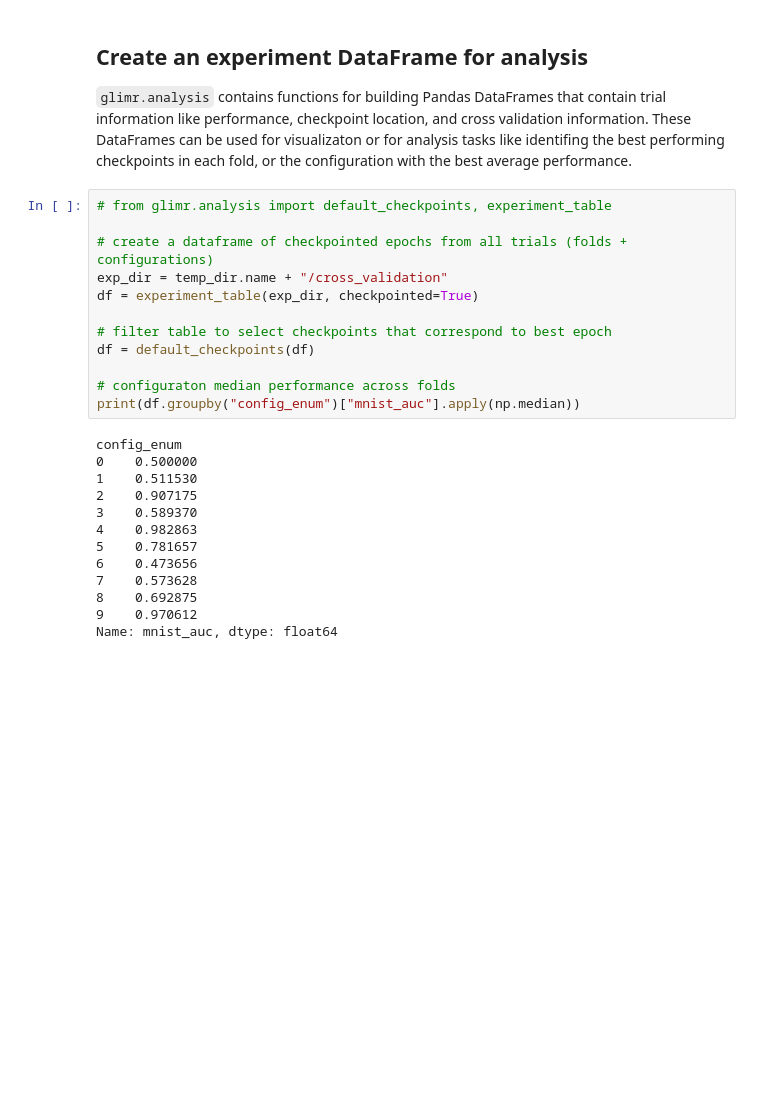
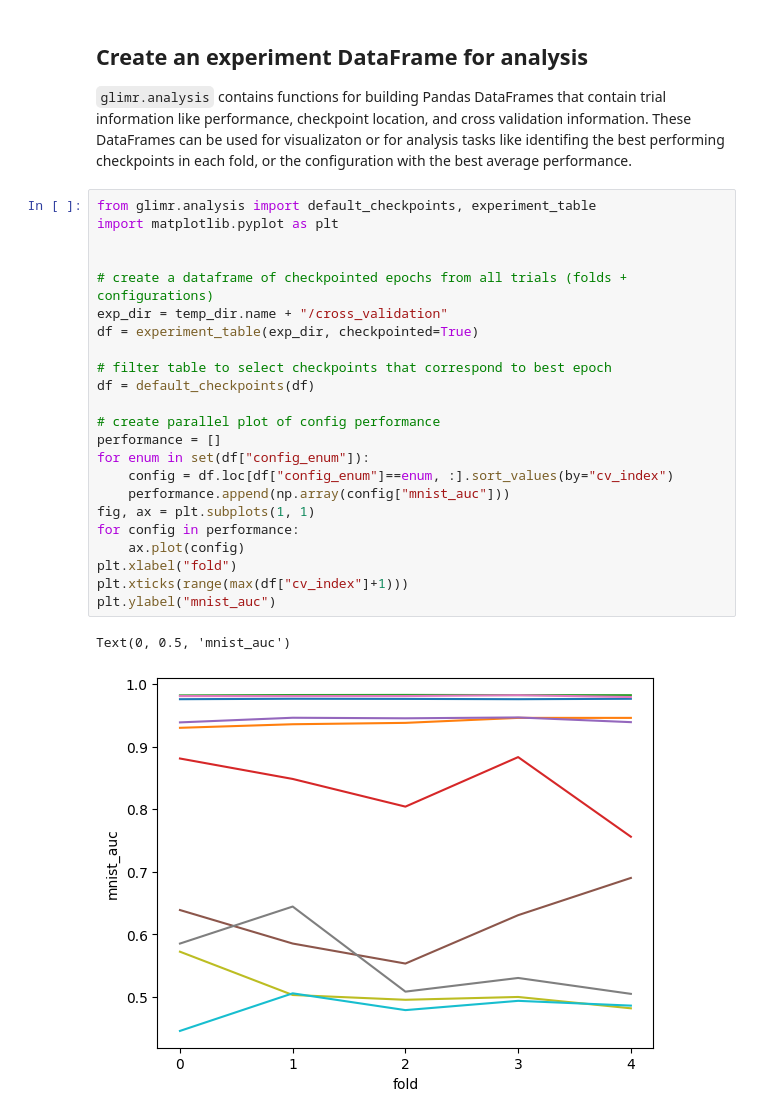
Before and after one commit to PathologyDataScience/glimr, a Jupyter notebook: examples/cross_validation.ipynb, the cells around one changed output. Cells and saved outputs as stored; diff of their text form; blank space fills up the shorter version.

```diff
--- a/examples/cross_validation.ipynb
+++ b/examples/cross_validation.ipynb
@@ -264,27 +264,28 @@ Trial Status
 
 `glimr.analysis` contains functions for building Pandas DataFrames that contain trial information like performance, checkpoint location, and cross validation information. These DataFrames can be used for visualizaton or for analysis tasks like identifing the best performing checkpoints in each fold, or the configuration with the best average performance.
 # %%
-# from glimr.analysis import default_checkpoints, experiment_table
+from glimr.analysis import default_checkpoints, experiment_table
+import matplotlib.pyplot as plt
+
 
 # create a dataframe of checkpointed epochs from all trials (folds + configurations)
 exp_dir = temp_dir.name + "/cross_validation"
 df = experiment_table(exp_dir, checkpointed=True)
 
 # filter table to select checkpoints that correspond to best epoch
 df = default_checkpoints(df)
 
-# configuraton median performance across folds
-print(df.groupby("config_enum")["mnist_auc"].apply(np.median))
+# create parallel plot of config performance
+performance = []
+for enum in set(df["config_enum"]):
+    config = df.loc[df["config_enum"]==enum, :].sort_values(by="cv_index")
+    performance.append(np.array(config["mnist_auc"]))
+fig, ax = plt.subplots(1, 1)
+for config in performance:
+    ax.plot(config)
+plt.xlabel("fold")
+plt.xticks(range(max(df["cv_index"]+1)))
+plt.ylabel("mnist_auc")
 # %% [output]
-config_enum
-0    0.500000
-1    0.511530
-2    0.907175
-3    0.589370
-4    0.982863
-5    0.781657
-6    0.473656
-7    0.573628
-8    0.692875
-9    0.970612
-Name: mnist_auc, dtype: float64
+Text(0, 0.5, 'mnist_auc')
+[figure, added]
```
Also changed, not shown: parts of 4 cells of this notebook, 2 other files.
